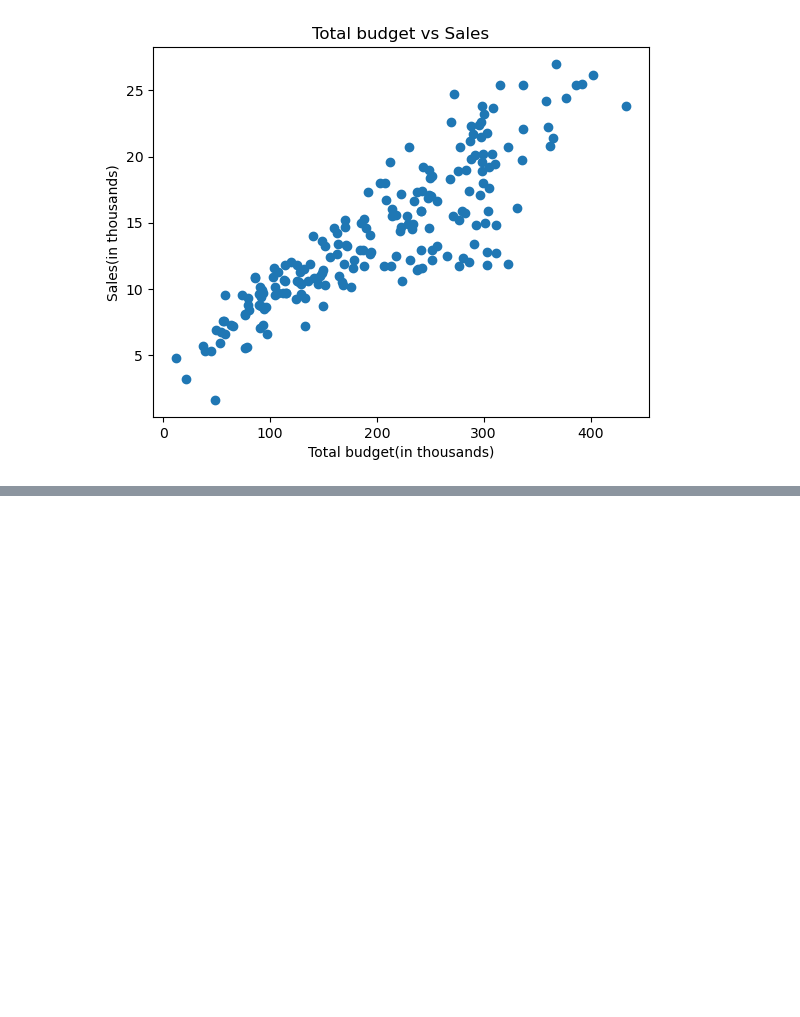
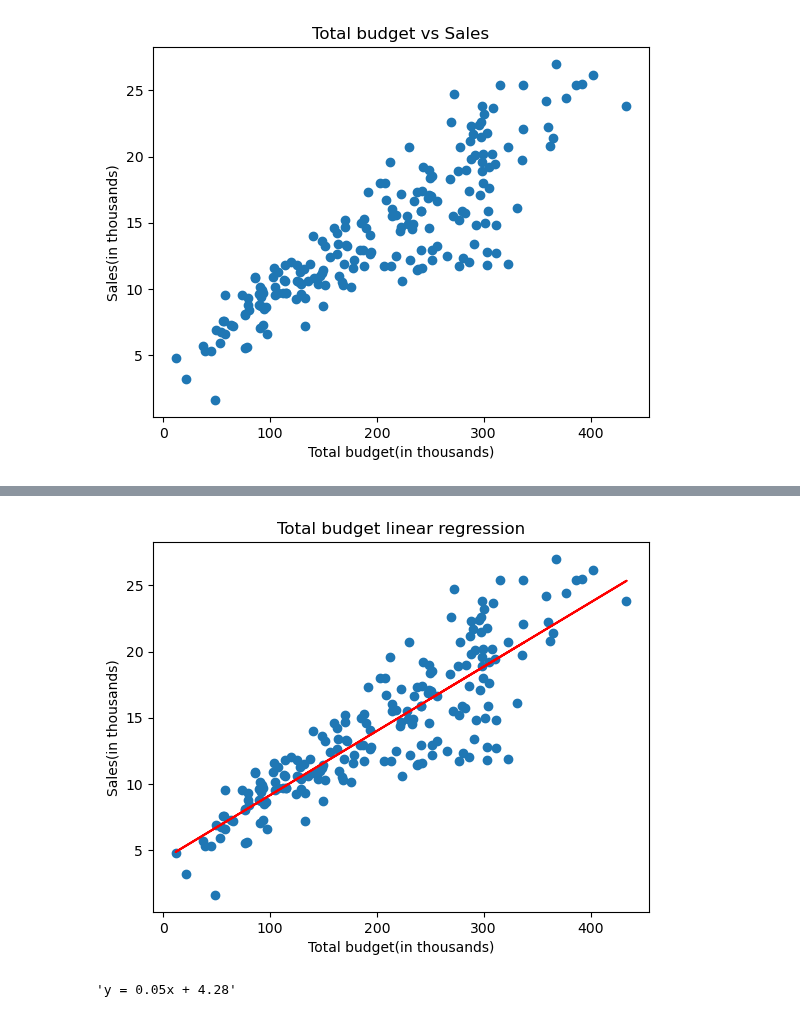
Before and after one commit to ricsalazar810/project-one, a Jupyter notebook: main.ipynb, the cells around one changed output, grey strips where cells are left out. Cells and saved outputs as stored; diff of their text form; code cells hidden in the pictures; blank space fills up the shorter version.

```diff
--- a/main.ipynb
+++ b/main.ipynb
@@ -168,0 +209,16 @@ plt.ylabel('Sales(in thousands)')
+# %%
+t = total_budget
+y = sales
+(slope, intercept, rvalue, pvalue, stderr) = stats.linregress(t, y)
+regress_values = t * slope + intercept
+line_eq = "y = " + str(round(slope,2)) + "x + " + str(round(intercept,2))
+plt.scatter(t,y)
+plt.plot(t,regress_values,"r-")
+plt.title('Total budget linear regression')
+plt.xlabel('Total budget(in thousands)')
+plt.ylabel('Sales(in thousands)')
+plt.show()
+line_eq
+# %% [output]
+[figure, added]
+'y = 0.05x + 4.28'
```
Also changed, not shown: parts of 3 cells of this notebook.
